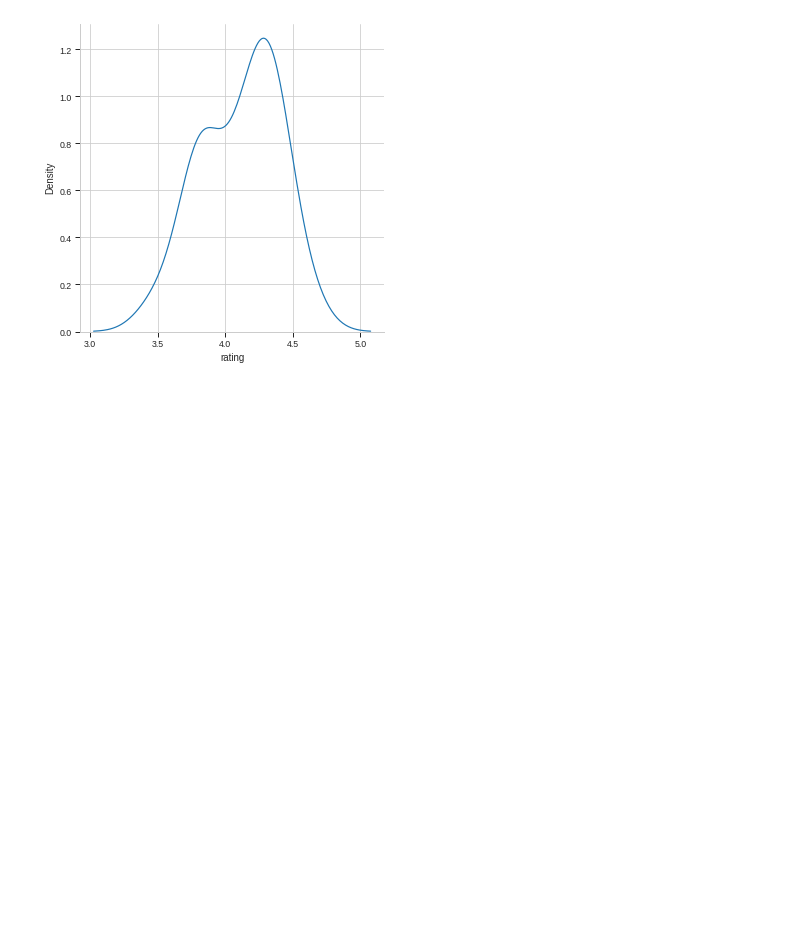
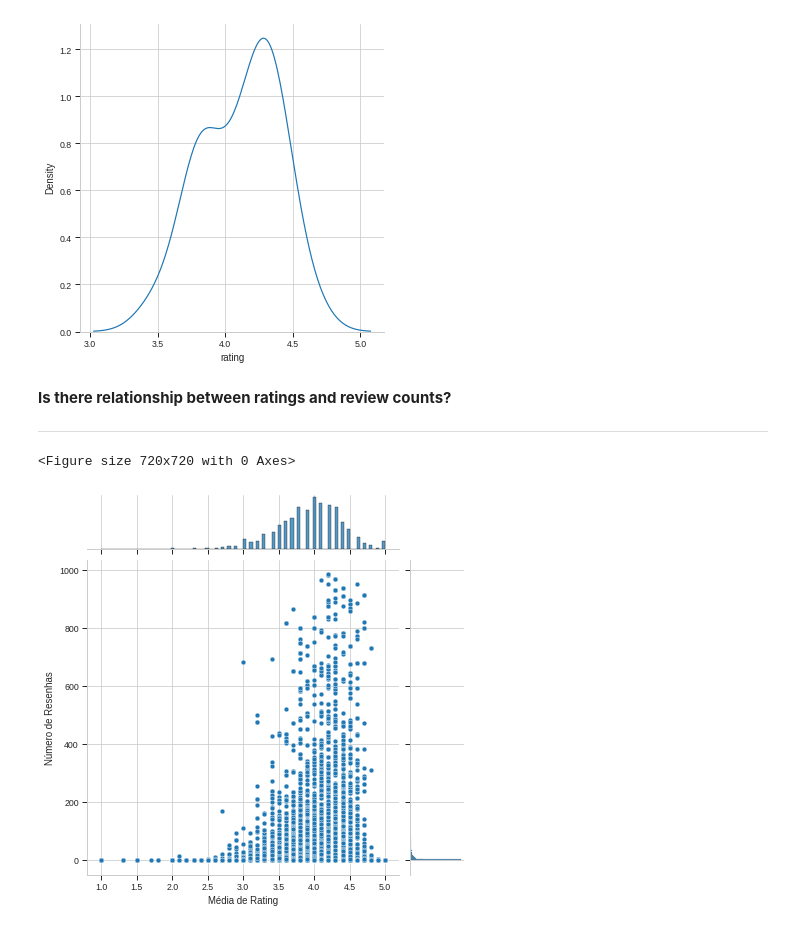
Before and after one commit to cabarros3/data_analysis, a Jupyter notebook: skoob/skoob.ipynb, the cells around one changed output. Drawn from its saved outputs; the diff is of its cells as text; code cells hidden in the pictures; blank space fills up the shorter version.

```diff
--- a/skoob/skoob.ipynb
+++ b/skoob/skoob.ipynb
@@ -357,3 +363,17 @@ sns.displot(data = rating, kind='kde')
 <seaborn.axisgrid.FacetGrid at 0x...>
 <Figure size 720x576 with 0 Axes>
 [figure]
+# %% [markdown]
+**Is there relationship between ratings and review counts?**
+
+
+---
+# %%
+plt.figure(figsize=(10,10))
+sns.set_context('paper')
+ax = sns.jointplot(x = 'rating', y='resenha', kind='scatter', data = df_final[['rating', 'resenha']])
+ax.set_axis_labels('Média de Rating', 'Número de Resenhas')
+plt.show()
+# %% [output]
+<Figure size 720x720 with 0 Axes>
+[figure, added]
```
Also changed, not shown: parts of 10 cells of this notebook.
